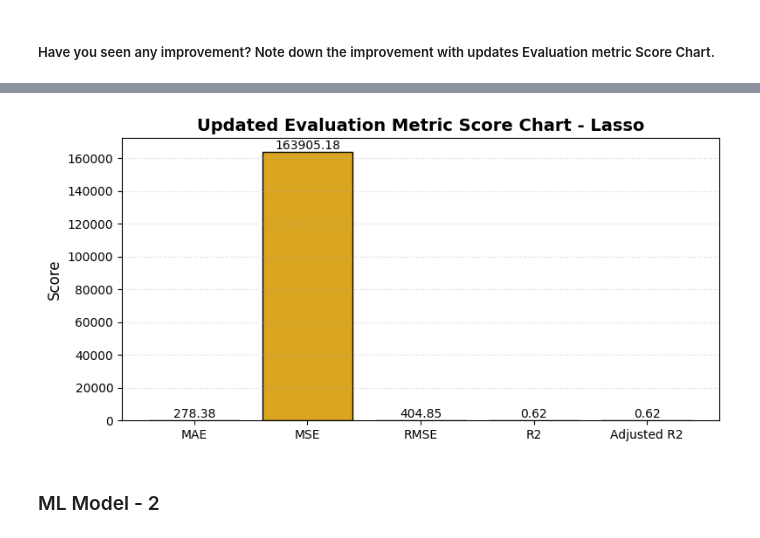
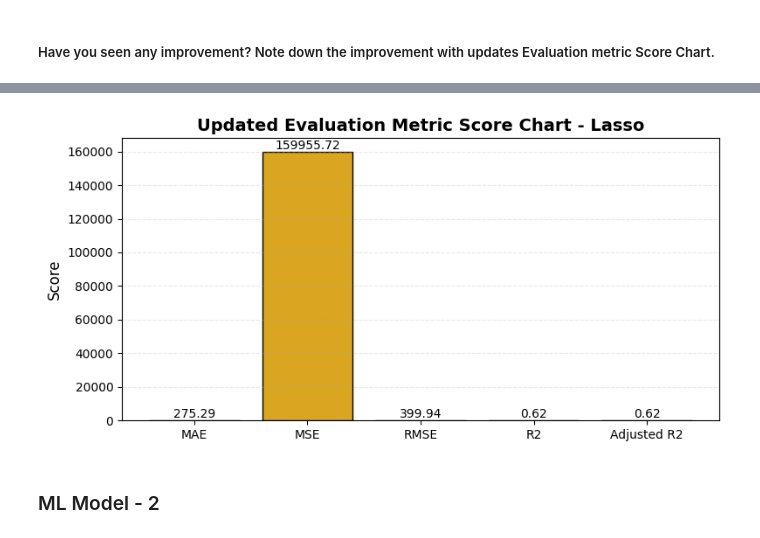
Before and after one commit to Srishti6125/NYC-Taxi, a Jupyter notebook: NYC_Taxi.ipynb, the cells around one changed output, grey strips where cells are left out. Cells and saved outputs as stored; diff of their text form; code cells hidden in the pictures.

```diff
--- a/NYC_Taxi.ipynb
+++ b/NYC_Taxi.ipynb
@@ -1756,10 +1758,10 @@ Adjusted R2 :  0.6154391618193689
 # %% [markdown]
 #### 1. Explain the ML Model used and it's performance using Evaluation metric Score Chart.
 # %%
-# Visualizing evaluation Metric Score chart - Lasso
+# Visualizing evaluation Metric Score chart -  Lasso
 
 # Your scores
-metrics = { 'MAE': 278.5658721334534, 'MSE': 163932.15854911756, 'RMSE': 404.8853647010689, 'R2': 0.6154528211065052, 'Adjusted R2': 0.6154391618193689 }
+metrics = { 'MAE':  275.399412878199, 'MSE': 160006.4473401038, 'RMSE': 400.00805909394353, 'R2':0.624661637631205, 'Adjusted R2': 0.6246296387938581  }
 
 # Plotting
 plt.figure(figsize=(8, 4))
@@ -1827,25 +1829,25 @@ GridSearchCV made the Lasso model perform ever so slightly better, especially in
 # %%
-# Visualizing updated evaluation Metric Score chart - Lasso
+# Visualizing updated evaluation Metric Score chart -  Lasso
 
 # Your scores
-metrics = { 'MAE': 278.38232639759696, 'MSE': 163905.1777197765, 'RMSE': 404.8520442331698, 'R2': 0.6155161119330225, 'Adjusted R2': 0.6155024548940045  }
+metrics = { 'MAE': 275.29127064225065, 'MSE':  159955.7223463, 'RMSE': 399.9446491032228, 'R2':0.624780626812091, 'Adjusted R2': 0.6247486381189656 }
 
 # Plotting
 plt.figure(figsize=(8, 4))
 bars = plt.bar(metrics.keys(), metrics.values(), color='goldenrod', edgecolor='black')
 
 # Annotate values on top
 for bar in bars:
     yval = bar.get_height()
     plt.text(bar.get_x() + bar.get_width()/2, yval + 0.01, f'{yval:.2f}', ha='center', va='bottom', fontsize=10)
 
 plt.title('Updated Evaluation Metric Score Chart - Lasso', fontsize=14, weight='bold')
 plt.ylabel('Score', fontsize=12)
 plt.grid(axis='y', linestyle='--', alpha=0.3)
 plt.tight_layout()
 plt.show()
 # %% [output]
-[figure, old version]
+[figure, new version]
 # %% [markdown]
 ### ML Model - 2
 # %%
```
Also changed, not shown: parts of 36 cells of this notebook.
